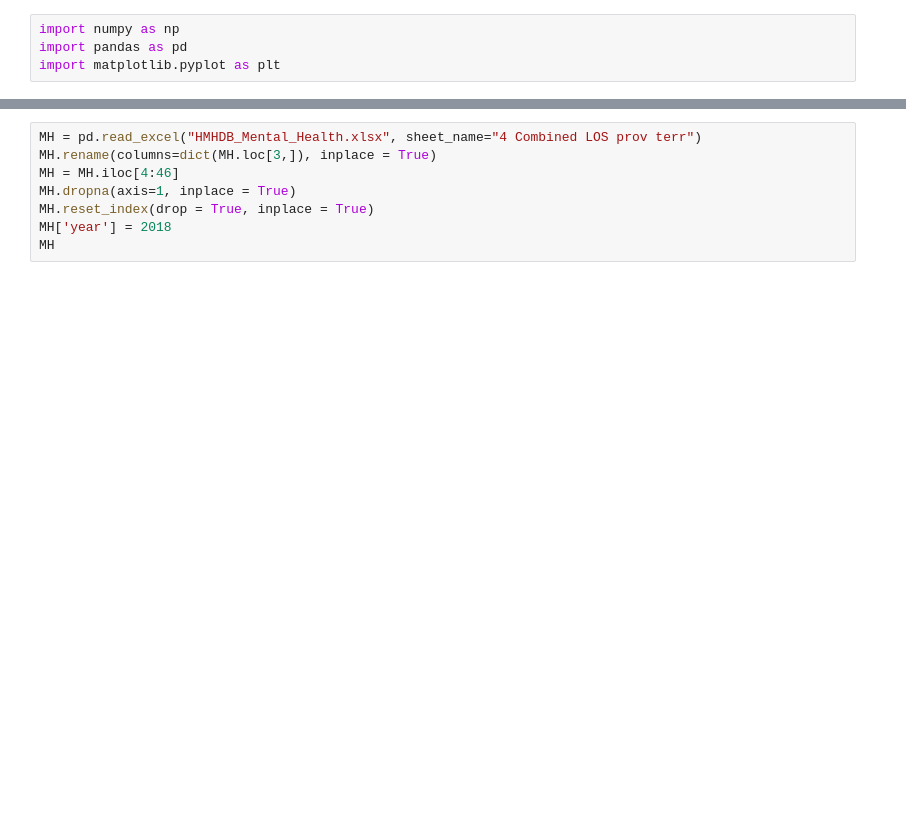
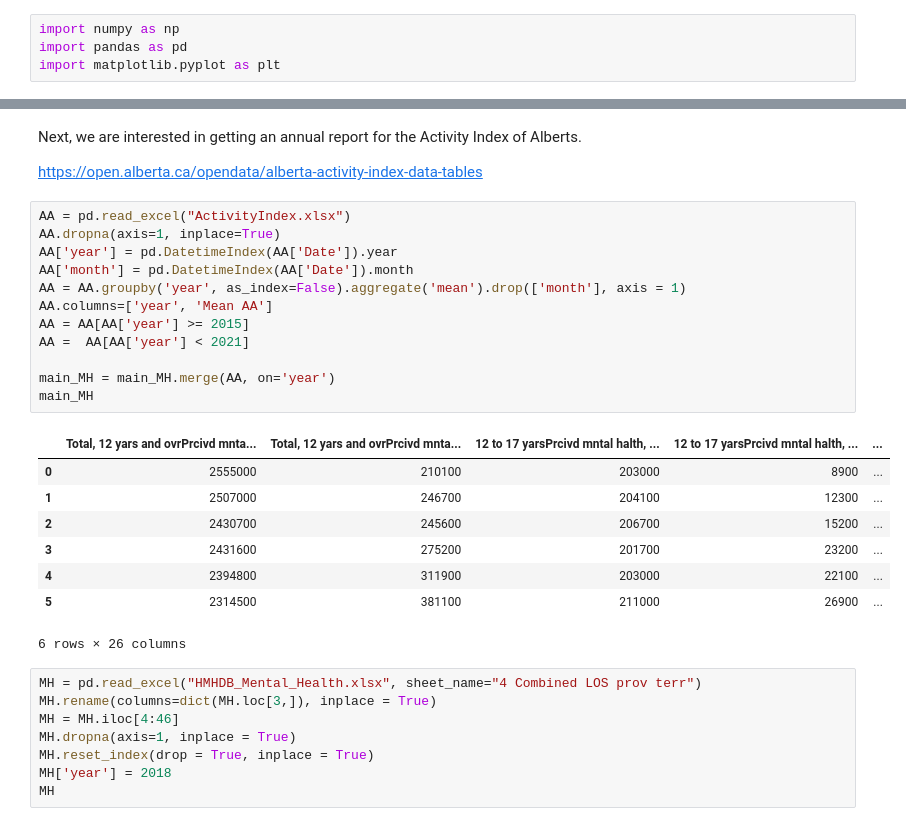
Before and after one commit to Jonpeters3/601_Project, a Jupyter notebook: 601_1_DreamTeam.ipynb, the cells around one changed output, grey strips where cells are left out. Drawn from its saved outputs; the diff is of its cells as text; blank space fills up the shorter version.

```diff
--- a/601_1_DreamTeam.ipynb
+++ b/601_1_DreamTeam.ipynb
@@ -31,4 +33,29 @@ main_MH
 6 rows × 25 columns
+# %% [markdown]
+Next, we are interested in getting an annual report for the Activity Index of Alberts.
+
+https://open.alberta.ca/opendata/alberta-activity-index-data-tables
+# %%
+AA = pd.read_excel("ActivityIndex.xlsx")
+AA.dropna(axis=1, inplace=True)
+AA['year'] = pd.DatetimeIndex(AA['Date']).year
+AA['month'] = pd.DatetimeIndex(AA['Date']).month
+AA = AA.groupby('year', as_index=False).aggregate('mean').drop(['month'], axis = 1)
+AA.columns=['year', 'Mean AA']
+AA = AA[AA['year'] >= 2015]
+AA =  AA[AA['year'] < 2021]
+
+main_MH = main_MH.merge(AA, on='year')
+main_MH
+# %% [output]
+|  | Total, 12 yars and ovrPrcivd mnta... | Total, 12 yars and ovrPrcivd mnta... | 12 to 17 yarsPrcivd mntal halth, ... | 12 to 17 yarsPrcivd mntal halth, ... | ... |
+| 0 | 2555000 | 210100 | 203000 | 8900 | ... |
+| 1 | 2507000 | 246700 | 204100 | 12300 | ... |
+| 2 | 2430700 | 245600 | 206700 | 15200 | ... |
+| 3 | 2431600 | 275200 | 201700 | 23200 | ... |
+| 4 | 2394800 | 311900 | 203000 | 22100 | ... |
+| 5 | 2314500 | 381100 | 211000 | 26900 | ... |
+6 rows × 26 columns
 # %%
 MH = pd.read_excel("HMHDB_Mental_Health.xlsx", sheet_name="4 Combined LOS prov terr")
 MH.rename(columns=dict(MH.loc[3,]), inplace = True)
```
Also changed, not shown: parts of 2 cells of this notebook, 2 other files.
